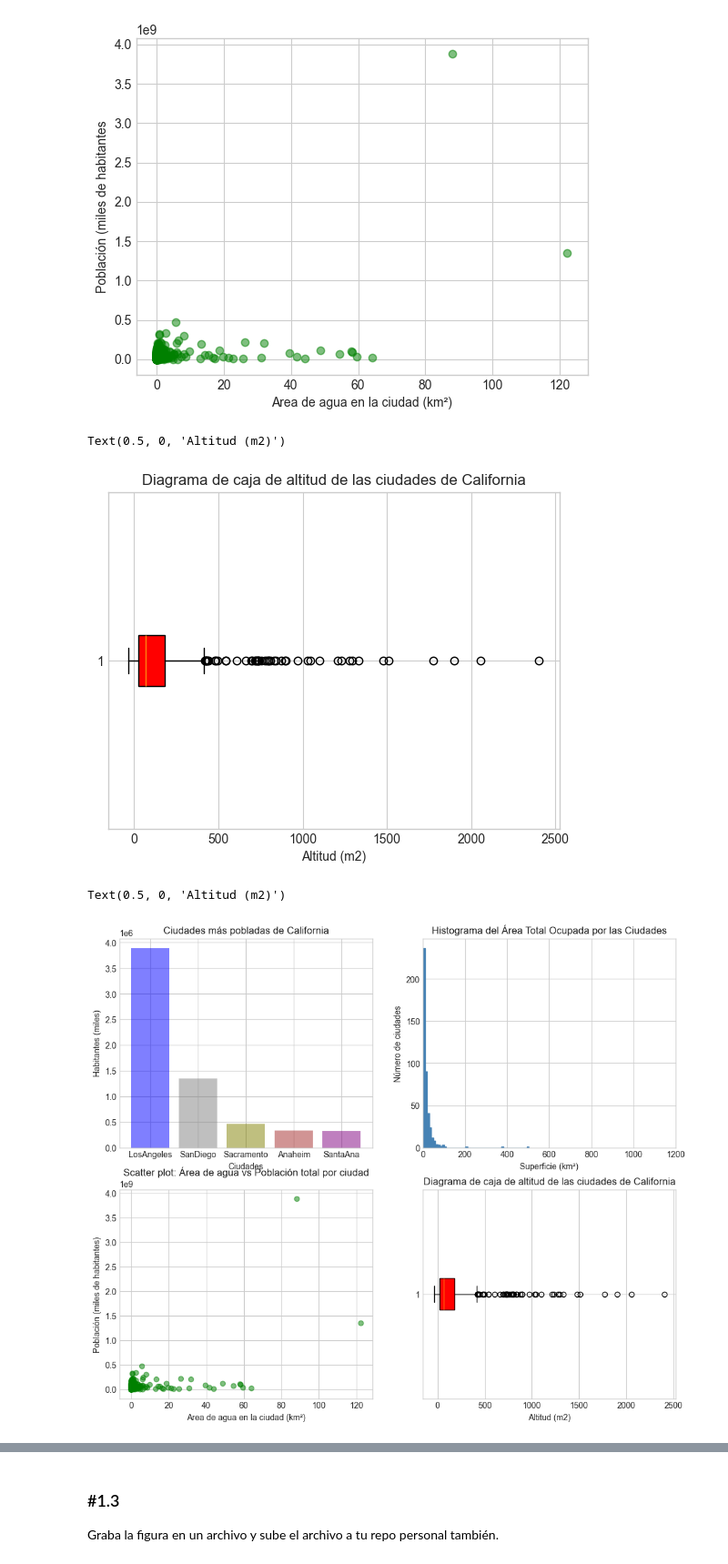
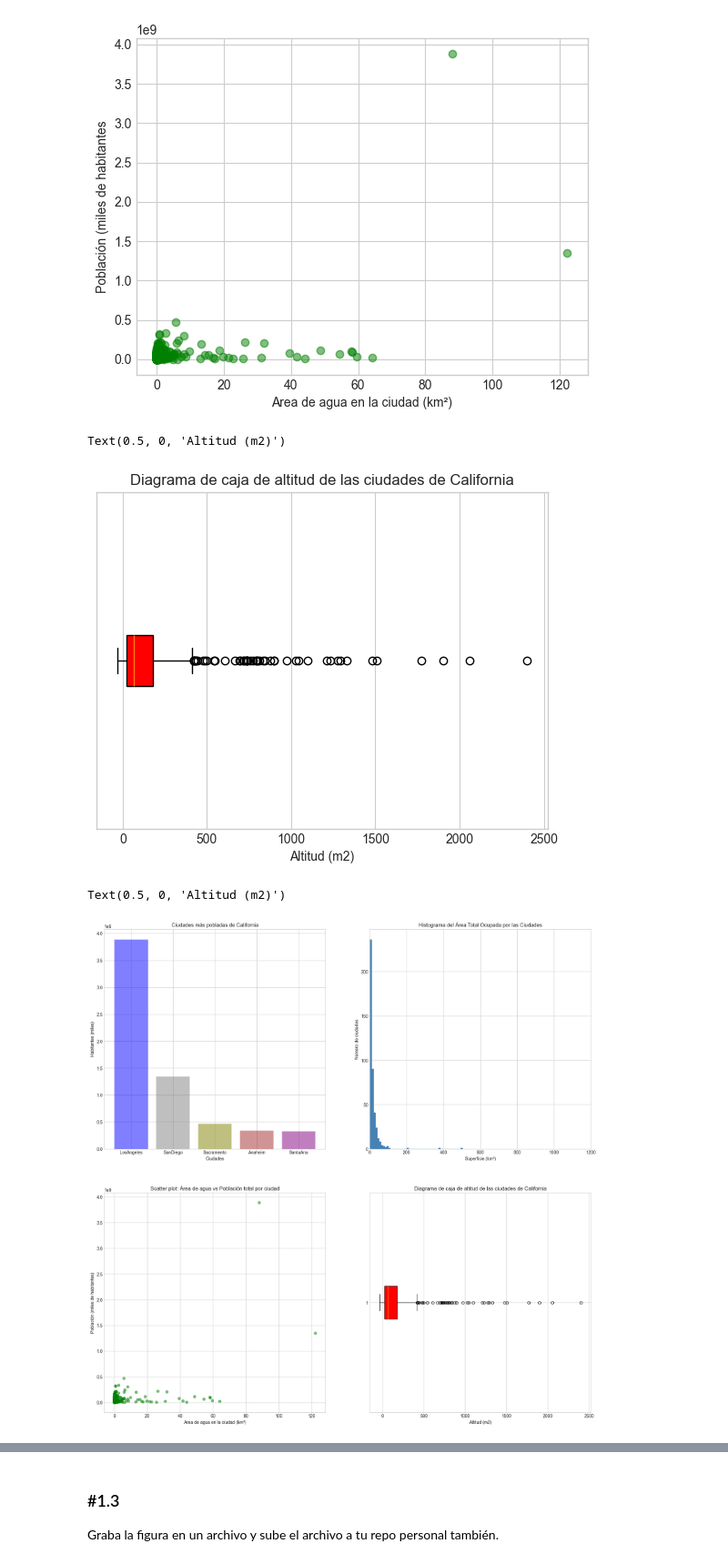
Before and after one commit to MariaRepository/ONLINE_DS_THEBRIDGE_MariaFernandez, a Jupyter notebook: 03_Analisis_de_Datos/Sprint_08/Unidad_01/Practica_Obligatoria/18_Practica_Obligatoria_Visualizacion_Basica.ipynb, the cells around one changed output, grey strips where cells are left out. Shown at 91% size. Saved outputs shown, nothing was run; the diff lists cells and outputs as text; code cells hidden in the pictures.

```diff
--- a/03_Analisis_de_Datos/Sprint_08/Unidad_01/Practica_Obligatoria/18_Practica_Obligatoria_Visualizacion_Basica.ipynb
+++ b/03_Analisis_de_Datos/Sprint_08/Unidad_01/Practica_Obligatoria/18_Practica_Obligatoria_Visualizacion_Basica.ipynb
@@ -160,40 +160,41 @@ elevation= california["elevation_m"].values
 
 plt.boxplot(elevation,whis=1.5, vert=False,patch_artist=True,
             boxprops={'color': 'black', 'edgecolor': 'black', 'facecolor': 'red'})
-
+plt.yticks([]) #para quitar el 1 del eje.
 
 plt.title("Diagrama de caja de altitud de las ciudades de California")
 plt.xlabel("Altitud (m2)")
 # %% [output]
 Text(0.5, 0, 'Altitud (m2)')
-[figure, old version]
+[figure, new version]
 # %%
 # Agrupar los 4
-fig, axs = plt.subplots(2, 2, figsize=(12, 10))
+fig, axs = plt.subplots(2, 2, figsize=(20, 20))
+
 
 axs[0, 0].bar(ciudades, poblaciones, color=['blue', 'gray', 'olive', 'brown', 'purple'], alpha=0.5)
 axs[0, 0].set_title("Ciudades más pobladas de California")
 axs[0, 0].set_xlabel("Ciudades")
 axs[0, 0].set_ylabel("Habitantes (miles)")
 
 axs[0, 1].hist(sq, bins=50, color="steelblue", edgecolor="steelblue")
 axs[0, 1].set_xlim(0, 1200)
 axs[0, 1].set_xlabel("Superficie (km²)")
 axs[0, 1].set_ylabel("Número de ciudades")
 axs[0, 1].set_title("Histograma del Área Total Ocupada por las Ciudades")
 
 axs[1, 0].scatter(x, y, c="green", alpha=0.5)
 axs[1, 0].set_xlabel("Area de agua en la ciudad (km²)")
 axs[1, 0].set_ylabel("Población (miles de habitantes)")
 axs[1, 0].set_title("Scatter plot: Área de agua vs Población total por ciudad")
 
 axs[1, 1].boxplot(elevation, whis=1.5, vert=False, patch_artist=True,
                   boxprops={'color': 'black', 'edgecolor': 'black', 'facecolor': 'red'})
 axs[1, 1].set_title("Diagrama de caja de altitud de las ciudades de California")
 axs[1, 1].set_xlabel("Altitud (m2)")
 # %% [output]
 Text(0.5, 0, 'Altitud (m2)')
-[figure, old version]
+[figure, new version]
 # %% [markdown]
 ![figura_ejempo.png](attachment:figura_ejempo.png)
 # %% [markdown]
```
Also changed, not shown: parts of 2 cells of this notebook, 6 other files.
